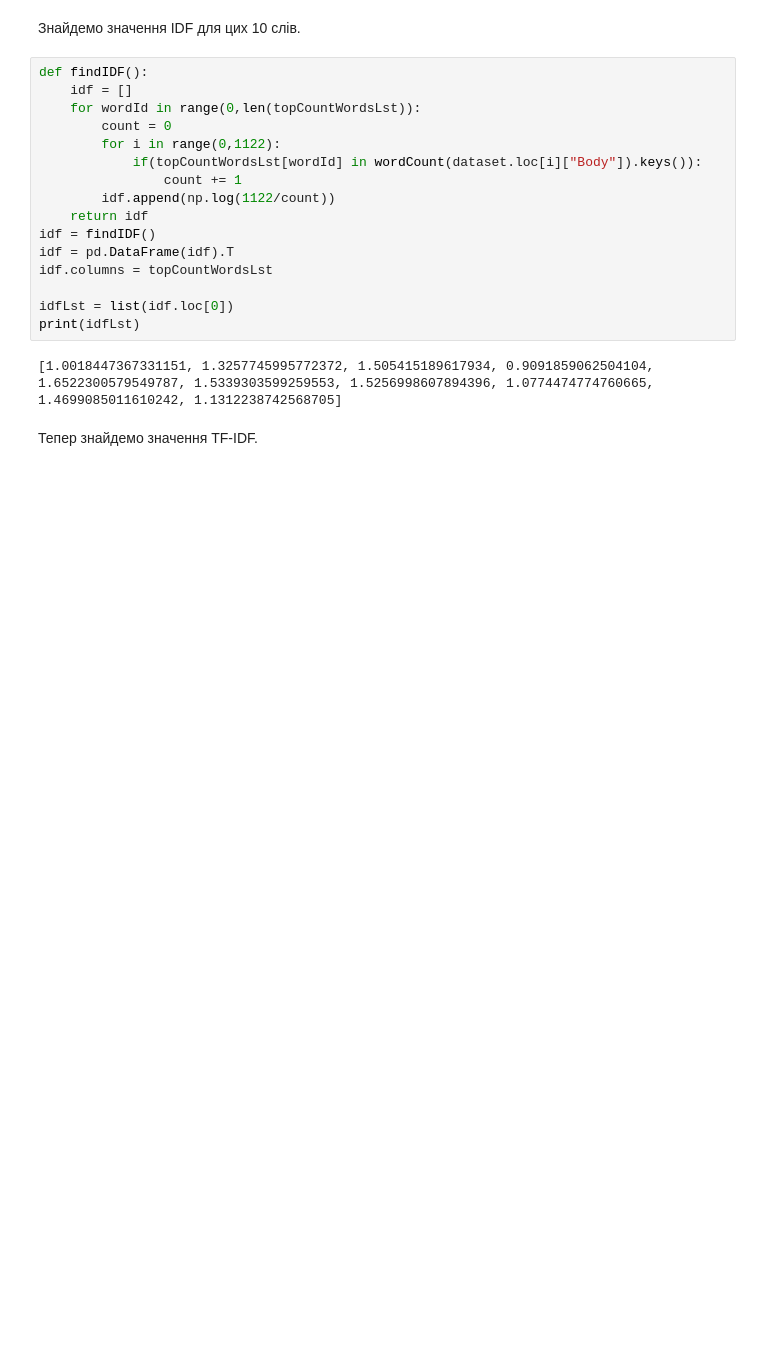
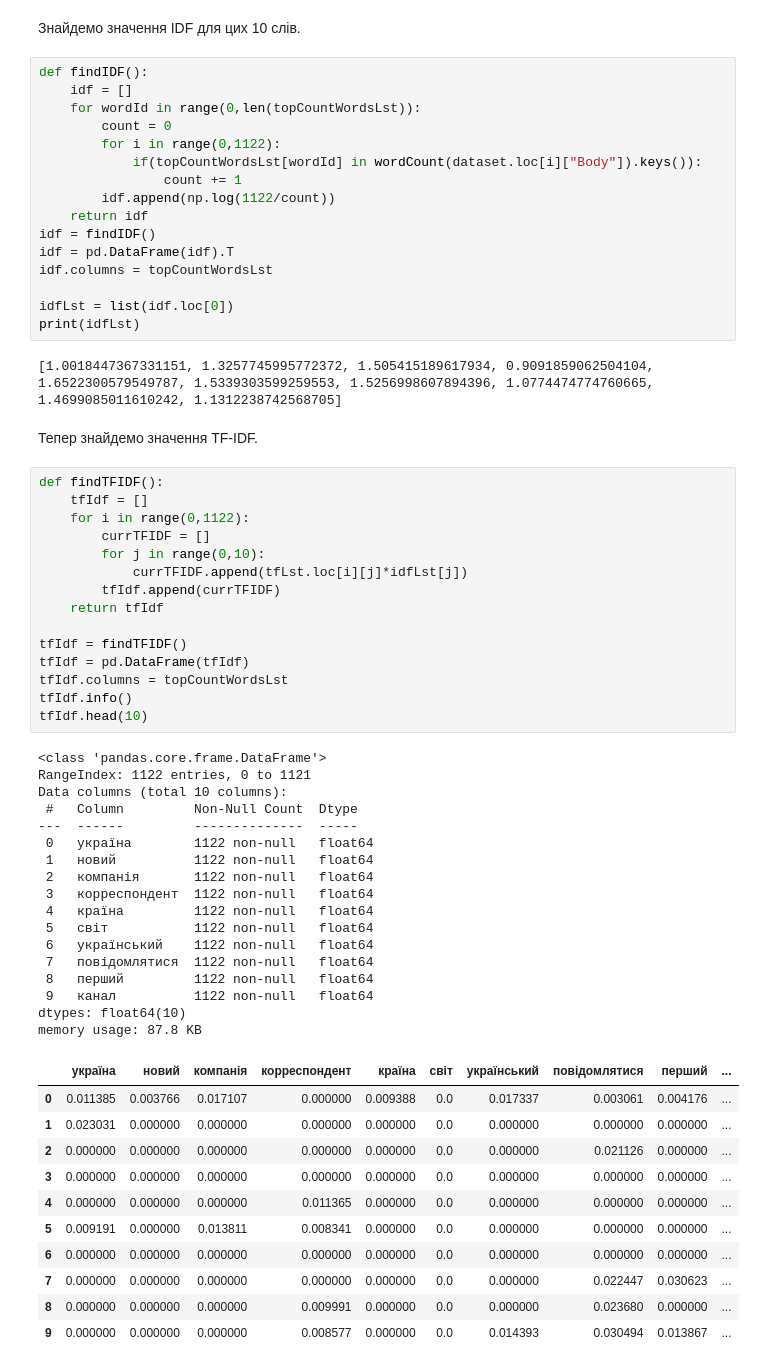
Before and after one commit to ErnestoFolting/dataAnalysisLab8, a Jupyter notebook: dataAnalysisLab8.ipynb, the cells around one changed output. Saved outputs shown, nothing was run; the diff lists cells and outputs as text; blank space fills up the shorter version.

```diff
--- a/main.ipynb
+++ b/dataAnalysisLab8.ipynb
@@ -283,3 +283,47 @@ print(idfLst)
 [1.0018447367331151, 1.3257745995772372, 1.505415189617934, 0.9091859062504104, 1.6522300579549787, 1.5339303599259553, 1.5256998607894396, 1.0774474774760665, 1.4699085011610242, 1.1312238742568705]
 # %% [markdown]
 Тепер знайдемо значення TF-IDF.
+# %%
+def findTFIDF():
+    tfIdf = []
+    for i in range(0,1122):
+        currTFIDF = []
+        for j in range(0,10):
+            currTFIDF.append(tfLst.loc[i][j]*idfLst[j])
+        tfIdf.append(currTFIDF)
+    return tfIdf
+
+tfIdf = findTFIDF()
+tfIdf = pd.DataFrame(tfIdf)
+tfIdf.columns = topCountWordsLst
+tfIdf.info()
+tfIdf.head(10)
+# %% [output]
+<class 'pandas.core.frame.DataFrame'>
+RangeIndex: 1122 entries, 0 to 1121
+Data columns (total 10 columns):
+ #   Column         Non-Null Count  Dtype
+---  ------         --------------  -----
+ 0   україна        1122 non-null   float64
+ 1   новий          1122 non-null   float64
+ 2   компанія       1122 non-null   float64
+ 3   корреспондент  1122 non-null   float64
+ 4   країна         1122 non-null   float64
+ 5   світ           1122 non-null   float64
+ 6   український    1122 non-null   float64
+ 7   повідомлятися  1122 non-null   float64
+ 8   перший         1122 non-null   float64
+ 9   канал          1122 non-null   float64
+dtypes: float64(10)
+memory usage: 87.8 KB
+|  | україна | новий | компанія | корреспондент | країна | світ | український | повідомлятися | перший | ... |
+| 0 | 0.011385 | 0.003766 | 0.017107 | 0.000000 | 0.009388 | 0.0 | 0.017337 | 0.003061 | 0.004176 | ... |
+| 1 | 0.023031 | 0.000000 | 0.000000 | 0.000000 | 0.000000 | 0.0 | 0.000000 | 0.000000 | 0.000000 | ... |
+| 2 | 0.000000 | 0.000000 | 0.000000 | 0.000000 | 0.000000 | 0.0 | 0.000000 | 0.021126 | 0.000000 | ... |
+| 3 | 0.000000 | 0.000000 | 0.000000 | 0.000000 | 0.000000 | 0.0 | 0.000000 | 0.000000 | 0.000000 | ... |
+| 4 | 0.000000 | 0.000000 | 0.000000 | 0.011365 | 0.000000 | 0.0 | 0.000000 | 0.000000 | 0.000000 | ... |
+| 5 | 0.009191 | 0.000000 | 0.013811 | 0.008341 | 0.000000 | 0.0 | 0.000000 | 0.000000 | 0.000000 | ... |
+| 6 | 0.000000 | 0.000000 | 0.000000 | 0.000000 | 0.000000 | 0.0 | 0.000000 | 0.000000 | 0.000000 | ... |
+| 7 | 0.000000 | 0.000000 | 0.000000 | 0.000000 | 0.000000 | 0.0 | 0.000000 | 0.022447 | 0.030623 | ... |
+| 8 | 0.000000 | 0.000000 | 0.000000 | 0.009991 | 0.000000 | 0.0 | 0.000000 | 0.023680 | 0.000000 | ... |
+| 9 | 0.000000 | 0.000000 | 0.000000 | 0.008577 | 0.000000 | 0.0 | 0.014393 | 0.030494 | 0.013867 | ... |
```
Also changed, not shown: parts of 6 cells of this notebook.
